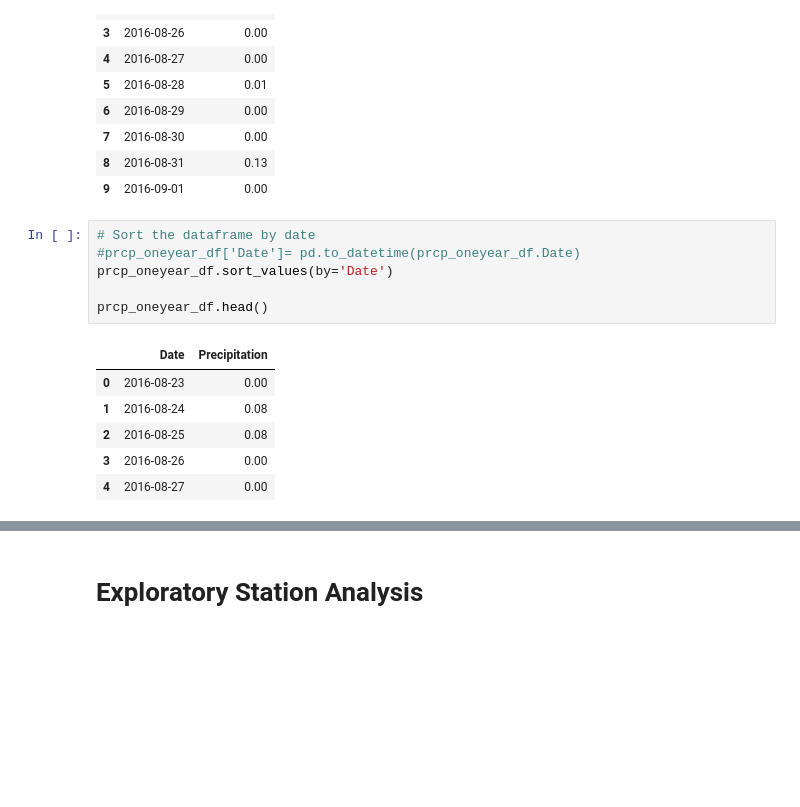
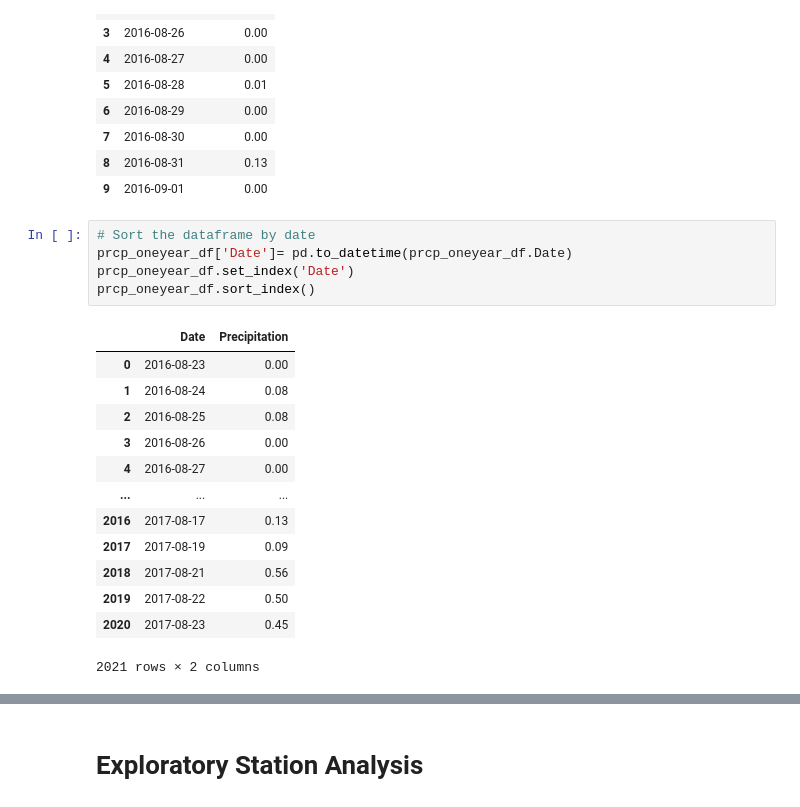
Before and after one commit to mconwa20/sqlalchemy-challenge, a Jupyter notebook: climate_starter.ipynb, the cells around one changed output, grey strips where cells are left out. Cells and saved outputs as stored; diff of their text form; blank space fills up the shorter version.

```diff
--- a/climate_starter.ipynb
+++ b/climate_starter.ipynb
@@ -109,16 +109,22 @@ prcp_oneyear_df.head(10)
 | 9 | 2016-09-01 | 0.00 |
 # %%
 # Sort the dataframe by date
-#prcp_oneyear_df['Date']= pd.to_datetime(prcp_oneyear_df.Date)
-prcp_oneyear_df.sort_values(by='Date')
-
-prcp_oneyear_df.head()
+prcp_oneyear_df['Date']= pd.to_datetime(prcp_oneyear_df.Date)
+prcp_oneyear_df.set_index('Date')
+prcp_oneyear_df.sort_index()
 # %% [output]
 |  | Date | Precipitation |
 | 0 | 2016-08-23 | 0.00 |
 | 1 | 2016-08-24 | 0.08 |
 | 2 | 2016-08-25 | 0.08 |
 | 3 | 2016-08-26 | 0.00 |
 | 4 | 2016-08-27 | 0.00 |
+| ... | ... | ... |
+| 2016 | 2017-08-17 | 0.13 |
+| 2017 | 2017-08-19 | 0.09 |
+| 2018 | 2017-08-21 | 0.56 |
+| 2019 | 2017-08-22 | 0.50 |
+| 2020 | 2017-08-23 | 0.45 |
+2021 rows × 2 columns
 # %%
 # Use Pandas Plotting with Matplotlib to plot the data
```
Also changed, not shown: parts of 2 cells of this notebook, 2 other files.
